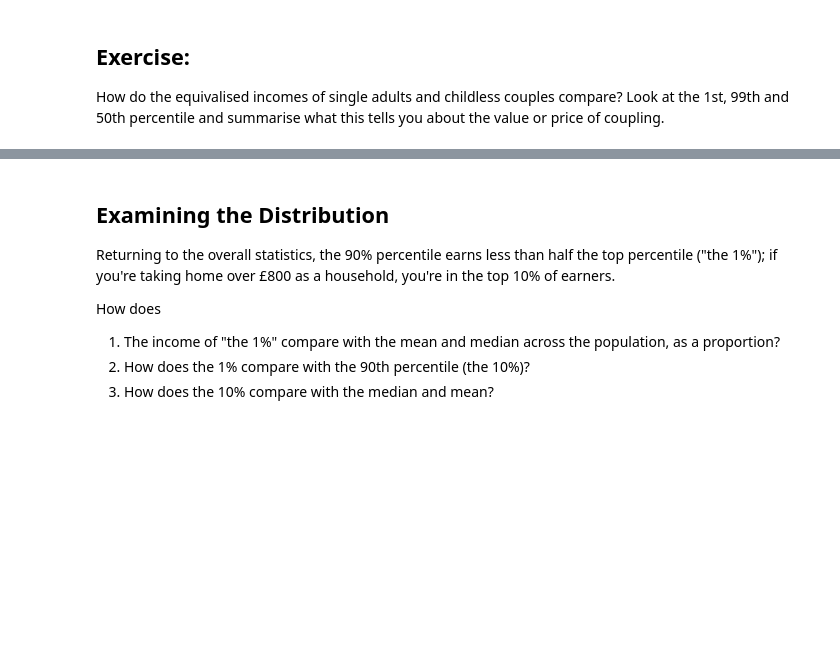
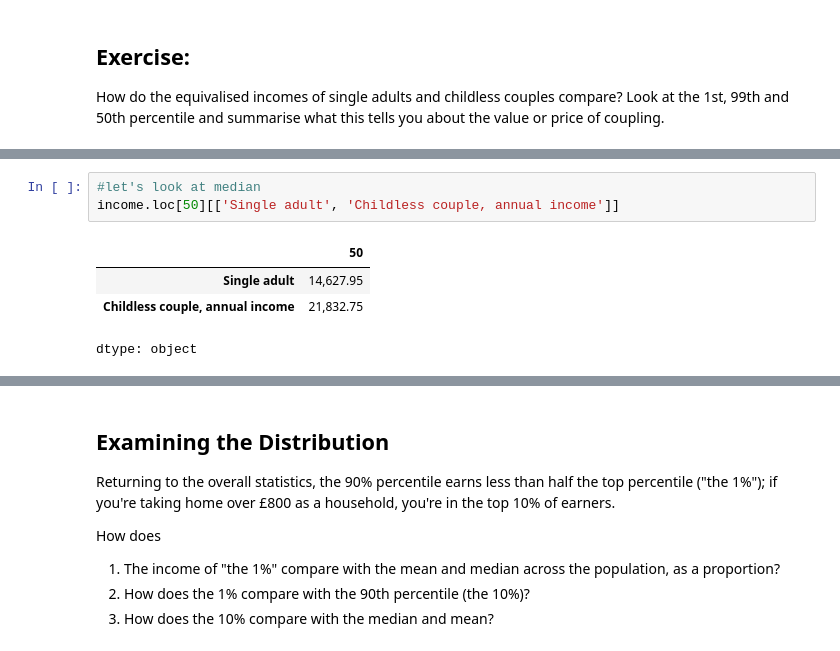
Before and after one commit to isabellajamieson/QM2, a Jupyter notebook: W2_Working_with_Data_in_Pandas.ipynb, the cells around one changed output, grey strips where cells are left out. Cells and saved outputs as stored; diff of their text form; blank space fills up the shorter version.

```diff
--- a/W2_Working_with_Data_in_Pandas.ipynb
+++ b/W2_Working_with_Data_in_Pandas.ipynb
@@ -185,0 +197,8 @@ How do the equivalised incomes of single adults and childless couples compare? L
+# %%
+#let's look at median
+income.loc[50][['Single adult', 'Childless couple, annual income']]
+# %% [output]
+|  | 50 |
+| Single adult | 14,627.95 |
+| Childless couple, annual income | 21,832.75 |
+dtype: object
```
Also changed, not shown: parts of 14 cells of this notebook.
